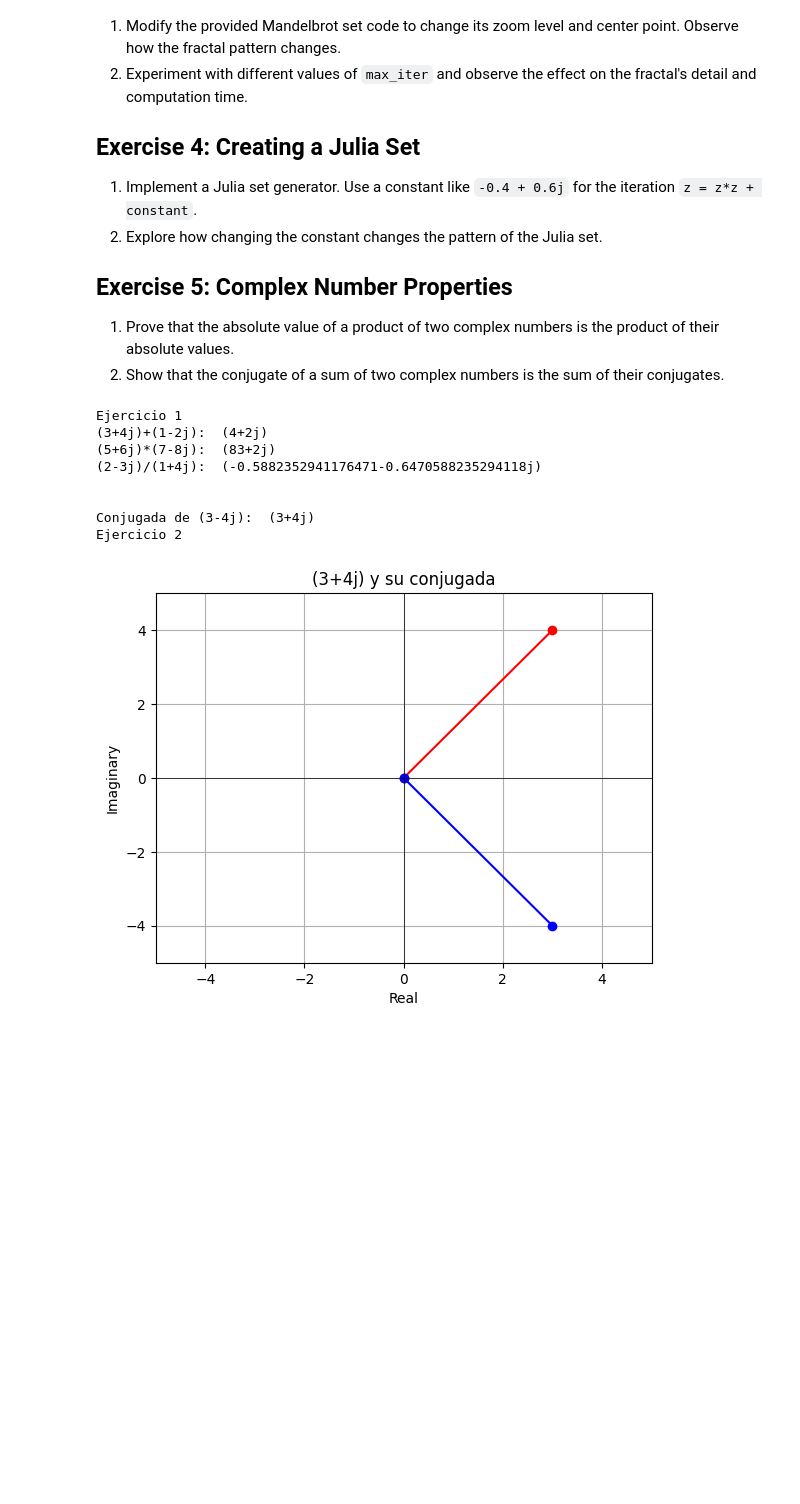
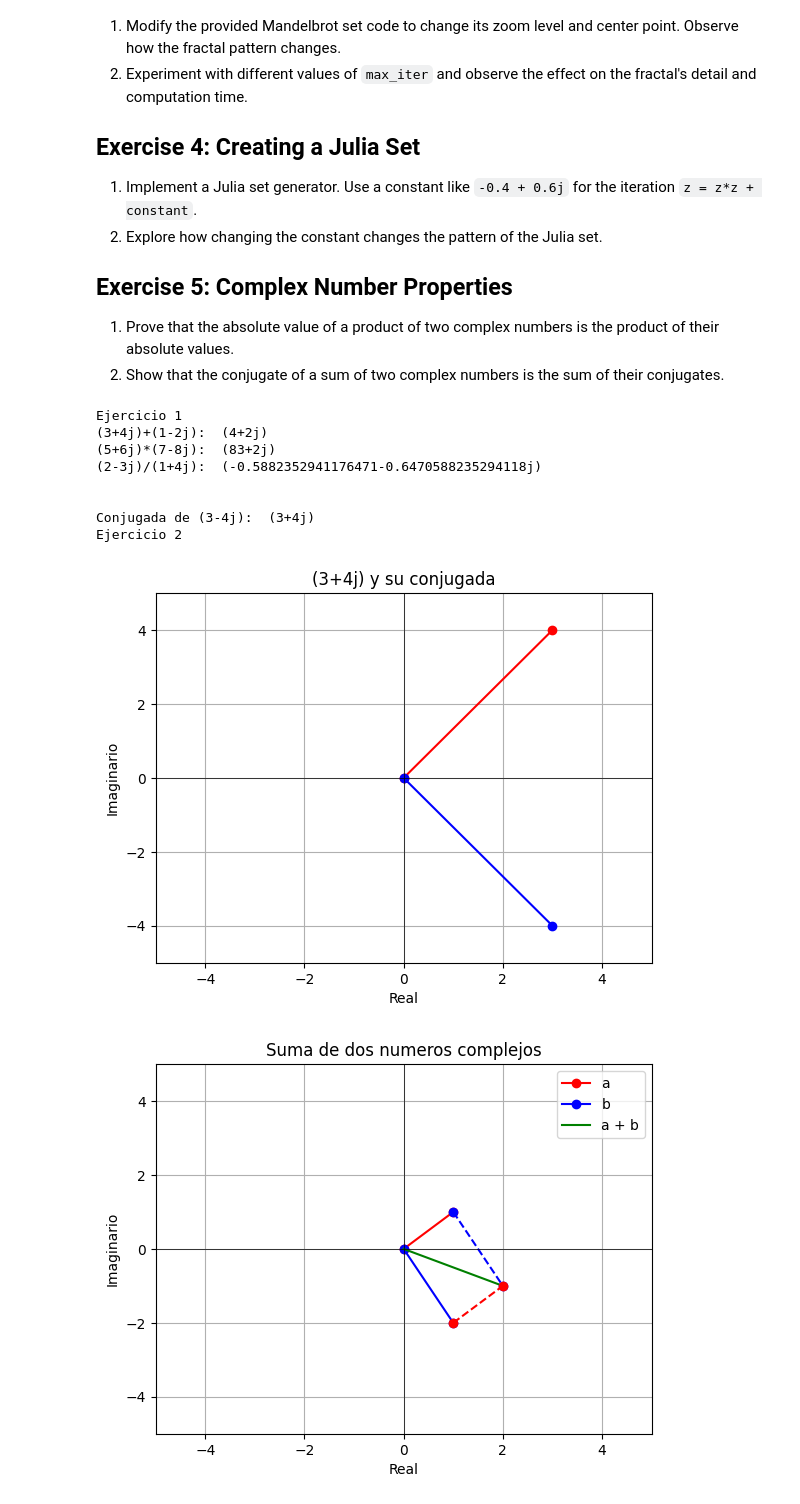
Before and after one commit to juanandres003/CNYT-JAAB, a Jupyter notebook: Primer Tercio/Taller espacios vectoriales/ComplexIntro.ipynb, the cells around one changed output. Saved outputs shown, nothing was run; the diff lists cells and outputs as text; code cells hidden in the pictures; blank space fills up the shorter version.

```diff
--- a/Primer Tercio/Taller espacios vectoriales/ComplexIntro.ipynb
+++ b/Primer Tercio/Taller espacios vectoriales/ComplexIntro.ipynb
@@ -336,31 +336,73 @@ plt.show()
 print("Ejercicio 1")
 print("(3+4j)+(1-2j): ",(3+4j)+(1-2j))        # Resultado 4+2j
 print("(5+6j)*(7-8j): ",(5+6j)*(7-8j))        # Resultado (83+2j)
 print("(2-3j)/(1+4j): ",(2-3j)/(1+4j))        # Resultado (-0.588-0.647j)
 print("\n")
 print("Conjugada de (3-4j): ",(3-4j).conjugate())     # Resultado (3+4j)
 print("Ejercicio 2")
 n = (3+4j)
 c = n.conjugate()
 fig, ax = plt.subplots()
 ax.plot([0, n.real], [0, n.imag], 'ro-')
 ax.plot([0, c.real], [0, c.imag], 'bo-')
 ax.set_xlim(-5, 5)
 ax.set_ylim(-5, 5)
 ax.set_xlabel('Real')
-ax.set_ylabel('Imaginary')
+ax.set_ylabel('Imaginario')
 ax.axhline(0, color='black',linewidth=0.5)
 ax.axvline(0, color='black',linewidth=0.5)
 ax.grid(True)
 plt.title("(3+4j) y su conjugada")
 plt.show()
+
+def graph_sum_cplx(a,b):
+    sum = a + b
+    fig, ax = plt.subplots()
+    ax.plot([0, a.real], [0, a.imag], 'ro-', label='a')
+    ax.plot([0, b.real], [0, b.imag], 'bo-', label='b')
+    ax.plot([0, sum.real], [0, sum.imag], 'g-', label='a + b')
+    ax.plot([a.real, a.real + b.real], [a.imag, a.imag + b.imag], 'bo--')
+    ax.plot([b.real, a.real + b.real], [b.imag, a.imag + b.imag], 'ro--')
+    ax.set_xlim(-5, 5)
+    ax.set_ylim(-5, 5)
+    ax.set_xlabel('Real')
+    ax.set_ylabel('Imaginario')
+    ax.axhline(0, color='black',linewidth=0.5)
+    ax.axvline(0, color='black',linewidth=0.5)
+    ax.grid(True)
+    plt.title("Suma de dos numeros complejos")
+    plt.legend()
+    plt.show()
+
+def graph_mult_cplx(a,b):
+    mult = a * b
+    fig, ax = plt.subplots()
+    ax.plot([0, a.real], [0, a.imag], 'ro-', label='a')
+    ax.plot([0, b.real], [0, b.imag], 'bo-', label='b')
+    ax.plot([0, mult.real], [0, mult.imag], 'go-', label='a * b')
+    ax.set_xlim(-5, 5)
+    ax.set_ylim(-5, 5)
+    ax.set_xlabel('Real')
+    ax.set_ylabel('Imaginario')
+    ax.axhline(0, color='black',linewidth=0.5)
+    ax.axvline(0, color='black',linewidth=0.5)
+    ax.grid(True)
+    plt.title("Multiplicacion de dos numeros complejos")
+    plt.legend()
+    plt.show()
+
+n_1 = 1+1j
+n_2 = 1-2j
+graph_sum_cplx(n_1,n_2)
+graph_mult_cplx(n_1,n_2)
 # %% [output]
 Ejercicio 1
 (3+4j)+(1-2j):  (4+2j)
 (5+6j)*(7-8j):  (83+2j)
 (2-3j)/(1+4j):  (-0.5882352941176471-0.6470588235294118j)
 
 
 Conjugada de (3-4j):  (3+4j)
 Ejercicio 2
 [figure]
+[figure, added]
```
Also changed, not shown: parts of 1 cell of this notebook.
